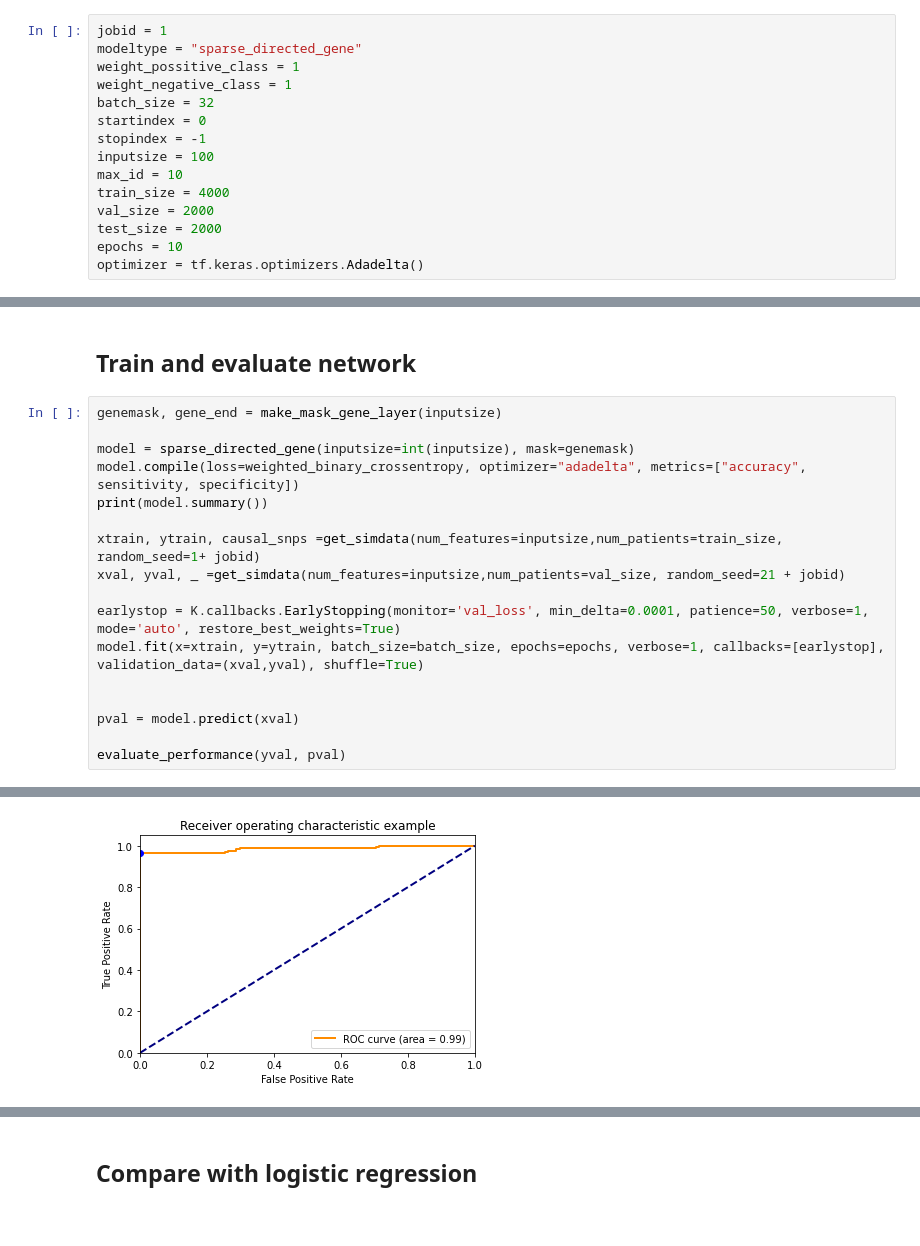
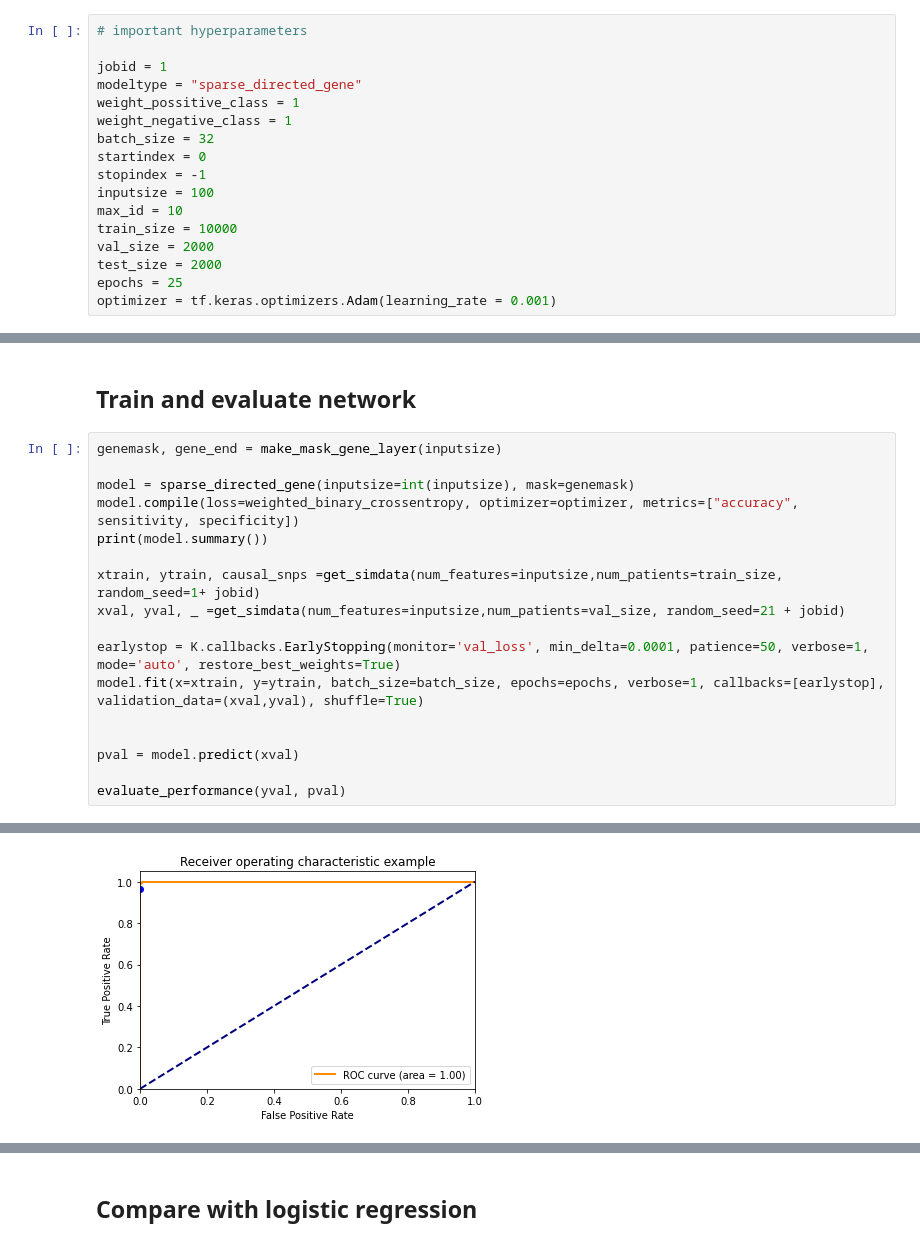
Before and after one commit to ArnovanHilten/GenNet, a Jupyter notebook: Proof_of_Concept_GenNet_Non_Linear.ipynb, the cells around one changed output, grey strips where cells are left out. Saved outputs shown, nothing was run; the diff lists cells and outputs as text.

```diff
--- a/Proof_of_Concept_GenNet_Non_Linear.ipynb
+++ b/Proof_of_Concept_GenNet_Non_Linear.ipynb
@@ -555,6 +395,8 @@ def evaluate_performance(y,p):
 # %% [markdown]
 ## Parameters
 # %%
+# important hyperparameters
+
 jobid = 1
 modeltype = "sparse_directed_gene"
 weight_possitive_class = 1
@@ -564,11 +406,11 @@ startindex = 0
 stopindex = -1
 inputsize = 100
 max_id = 10
-train_size = 4000
+train_size = 10000
 val_size = 2000
 test_size = 2000
-epochs = 10
-optimizer = tf.keras.optimizers.Adadelta()
+epochs = 25
+optimizer = tf.keras.optimizers.Adam(learning_rate = 0.001)
 # %% [markdown]
 ## Create data, mask and network
 # %%
@@ -642,7 +498,7 @@ def make_mask_gene_layer(inputsize):
 genemask, gene_end = make_mask_gene_layer(inputsize)
 
 model = sparse_directed_gene(inputsize=int(inputsize), mask=genemask)
-model.compile(loss=weighted_binary_crossentropy, optimizer="adadelta", metrics=["accuracy", sensitivity, specificity])
+model.compile(loss=weighted_binary_crossentropy, optimizer=optimizer, metrics=["accuracy", sensitivity, specificity])
 print(model.summary())
 
 xtrain, ytrain, causal_snps =get_simdata(num_features=inputsize,num_patients=train_size, random_seed=1+ jobid)
@@ -673,7 +529,7 @@ Area under the Curve (AUC) =  0.9852363636363635
 Specificity =  1.0
 Sensitivity =  0.9628571428571429
 F_1 score = 0.9810771470160117
-[figure, old version]
+[figure, new version]
 # %%
 print("evaluate over test patients")
 xtest, ytest, _ = get_simdata(num_features=inputsize, num_patients=test_size, random_seed=12+ jobid)
```
Also changed, not shown: parts of 13 cells of this notebook.
